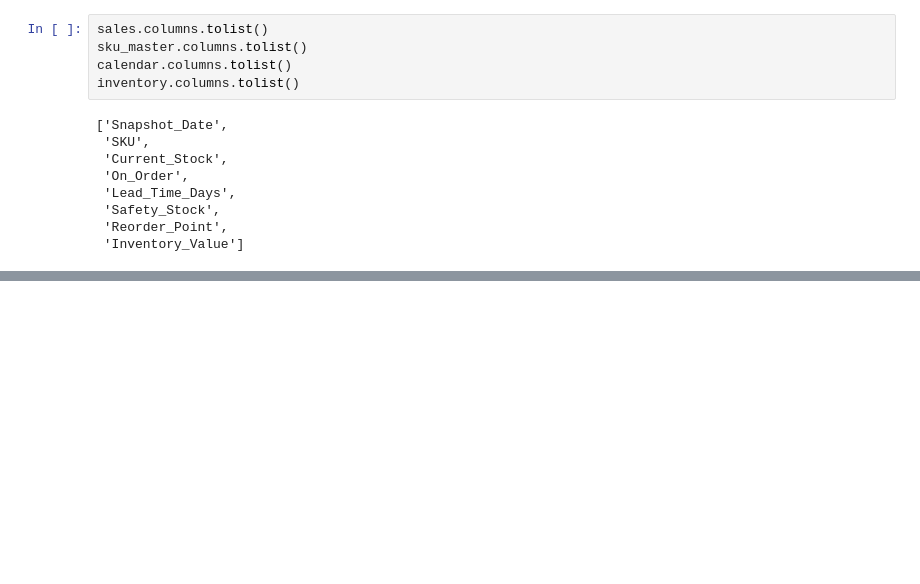
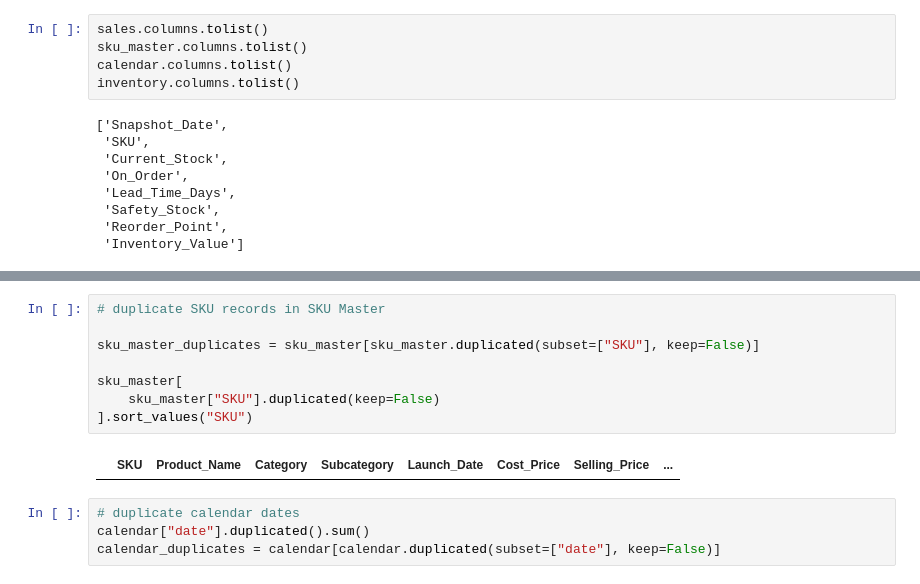
Before and after one commit to akrititripathi9090-lang/foresight-demand-inventory-intelligence, a Jupyter notebook: notebooks/01_data_quality_EDA.ipynb, the cells around one changed output, grey strips where cells are left out. Saved outputs shown, nothing was run; the diff lists cells and outputs as text; blank space fills up the shorter version.

```diff
--- a/notebooks/01_data_quality_EDA.ipynb
+++ b/notebooks/01_data_quality_EDA.ipynb
@@ -289,0 +352,14 @@ inventory.columns.tolist()
+# %%
+# duplicate SKU records in SKU Master
+
+sku_master_duplicates = sku_master[sku_master.duplicated(subset=["SKU"], keep=False)]
+
+sku_master[
+    sku_master["SKU"].duplicated(keep=False)
+].sort_values("SKU")
+# %% [output]
+|  | SKU | Product_Name | Category | Subcategory | Launch_Date | Cost_Price | Selling_Price | ... |
+# %%
+# duplicate calendar dates
+calendar["date"].duplicated().sum()
+calendar_duplicates = calendar[calendar.duplicated(subset=["date"], keep=False)]
```
Also changed, not shown: parts of 9 cells of this notebook.
